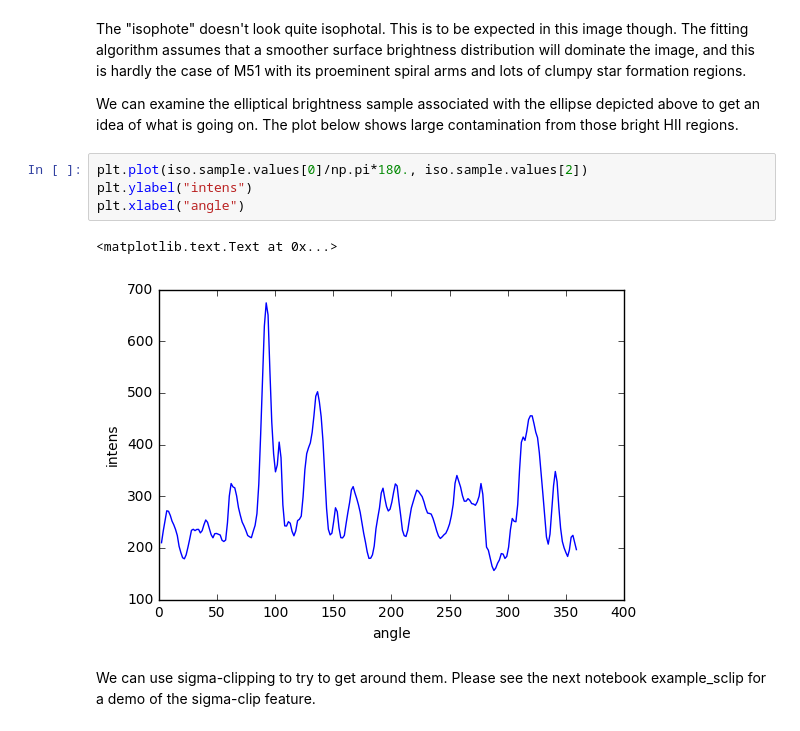
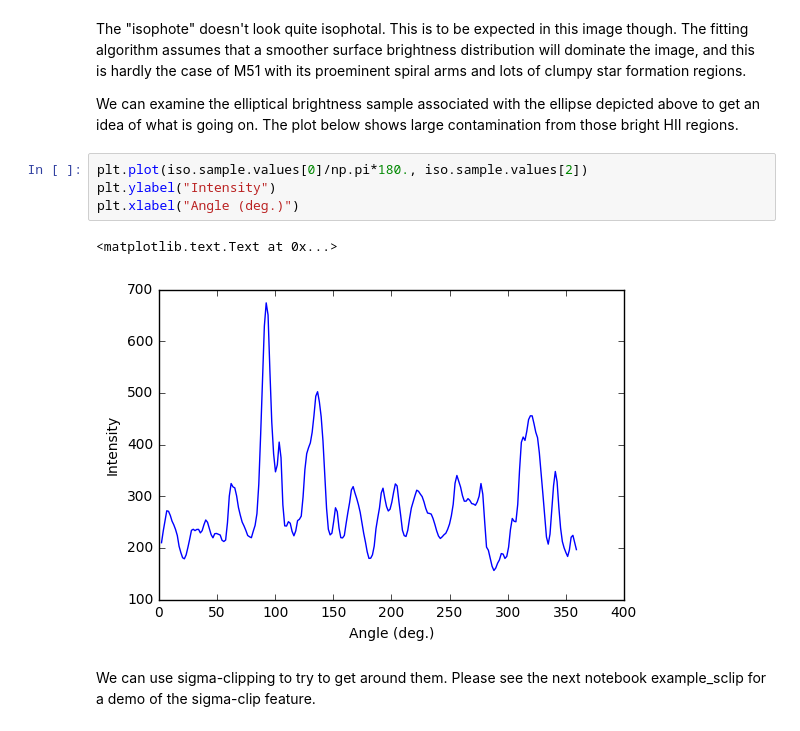
Before and after one commit to ibusko/isophote, a Jupyter notebook: docs/notebooks/example1.ipynb, the cells around one changed output. Saved outputs shown, nothing was run; the diff lists cells and outputs as text.

```diff
--- a/docs/notebooks/example1.ipynb
+++ b/docs/notebooks/example1.ipynb
@@ -210,10 +214,10 @@ The "isophote" doesn't look quite isophotal. This is to be expected in this imag
 We can examine the elliptical brightness sample associated with the ellipse depicted above to get an idea of what is going on. The plot below shows large contamination from those bright HII regions.
 # %%
 plt.plot(iso.sample.values[0]/np.pi*180., iso.sample.values[2])
-plt.ylabel("intens")
-plt.xlabel("angle")
+plt.ylabel("Intensity")
+plt.xlabel("Angle (deg.)")
 # %% [output]
 <matplotlib.text.Text at 0x...>
-[figure, old version]
+[figure, new version]
 # %% [markdown]
 We can use sigma-clipping to try to get around them. Please see the next notebook example_sclip for a demo of the sigma-clip feature.
```
Also changed, not shown: parts of 3 cells of this notebook, 5 other files.
